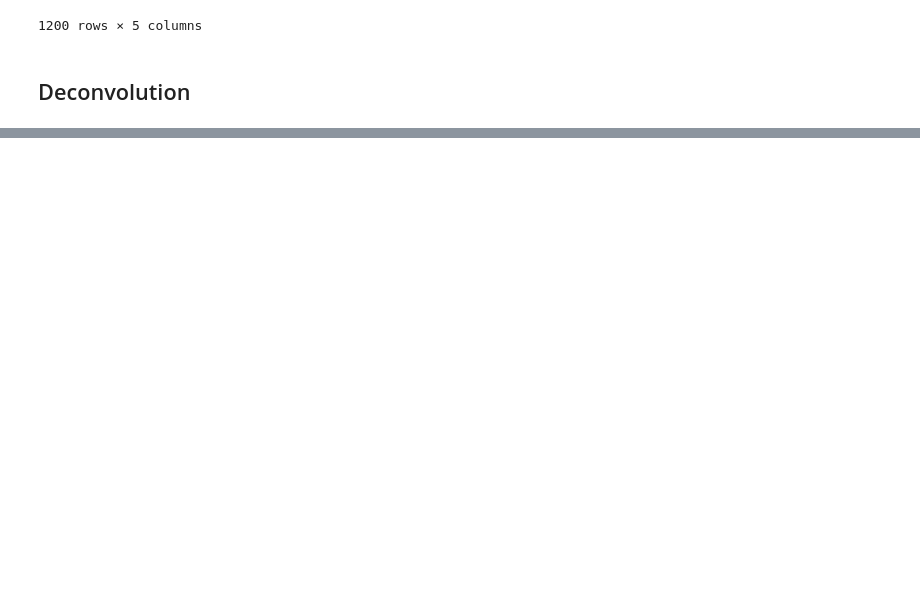
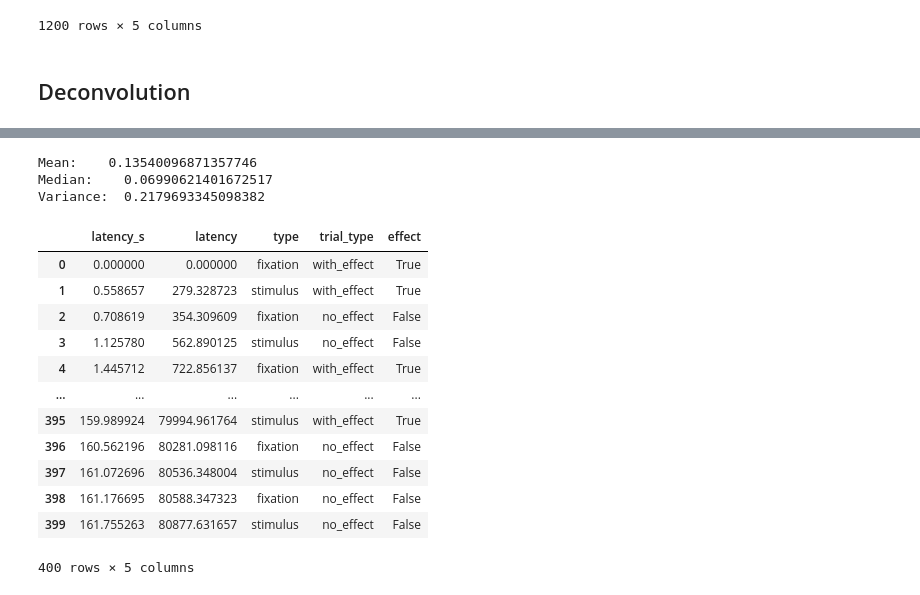
Before and after one commit to incubodac/PyDeconv, a Jupyter notebook: test_and_sims.ipynb, the cells around one changed output, grey strips where cells are left out. Saved outputs shown, nothing was run; the diff lists cells and outputs as text; code cells hidden in the pictures; blank space fills up the shorter version.

```diff
--- a/test_and_sims.ipynb
+++ b/test_and_sims.ipynb
@@ -318,0 +338,42 @@ features['latency']
+# %%
+
+design = ExperimentDesign(sfreq=500)
+
+# Two trial types that differ by "effect"
+design.add_trial_type('no_effect',
+    events=[
+        {'label': 'fixation', 'onset': 0},
+        {'label': 'stimulus', 'onset': {'dist': 'uniform', 'lims': [0.3, 0.6]}}
+    ], probability=0.5)
+
+design.add_trial_type('with_effect',
+    events=[
+        {'label': 'fixation', 'onset': 0},
+        {'label': 'stimulus', 'onset': {'dist': 'uniform', 'lims': [0.3, 0.6]}}
+    ], probability=0.5)
+
+# ERP kernels
+design.add_kernel('fixation', components=[
+    {'onset': 0, 'amplitude': 0.1, 'width': 0.05},
+    {'onset': 0.19, 'amplitude': -0.05, 'width': 0.05}])
+
+design.add_kernel('stimulus', components=[
+    {'onset': 0, 'amplitude': 0.1, 'width': 0.05},
+    {'onset': 0.19, 'amplitude': -0.07, 'width': 0.05},
+    {'onset': 0.25, 'amplitude': 0.04, 'width': 0.07}])
+
+# Categorical covariate: "effect" is 1 for with_effect trials, amplifies N170
+design.add_covariate('effect', kind='categorical',
+    affects='stimulus',
+    mapping={'no_effect': False, 'with_effect': True},
+    amplitude_scale={'no_effect': 1.0, 'with_effect': 1.4})
+
+# Block structure
+design.add_block(trial_types=['no_effect', 'with_effect'],
+                 n_trials=200,
+                 iti={'dist': 'uniform', 'lims': [0.1, 0.6]})
+
+# Simulate
+sim = EEGSimulator_v2(design, noise='brown')
+data, evts = sim.simulate()
+# evts now has columns: latency, type, effect — ready for PyDeconv
@@ -318,0 +388,26 @@ features['latency']
+# %%
+sim.plot_kernel('fixation')
+sim.plot_kernel('stimulus')
+sim.plot_datanpsd()
+sim.data_stats()
+plt.show()
+# %% [output]
+Mean:    0.13540096871357746
+Median:    0.06990621401672517
+Variance:  0.2179693345098382
+# %%
+evts
+# %% [output]
+|  | latency_s | latency | type | trial_type | effect |
+| 0 | 0.000000 | 0.000000 | fixation | with_effect | True |
+| 1 | 0.558657 | 279.328723 | stimulus | with_effect | True |
+| 2 | 0.708619 | 354.309609 | fixation | no_effect | False |
+| 3 | 1.125780 | 562.890125 | stimulus | no_effect | False |
+| 4 | 1.445712 | 722.856137 | fixation | with_effect | True |
+| ... | ... | ... | ... | ... | ... |
+| 395 | 159.989924 | 79994.961764 | stimulus | with_effect | True |
+| 396 | 160.562196 | 80281.098116 | fixation | no_effect | False |
+| 397 | 161.072696 | 80536.348004 | stimulus | no_effect | False |
+| 398 | 161.176695 | 80588.347323 | fixation | no_effect | False |
+| 399 | 161.755263 | 80877.631657 | stimulus | no_effect | False |
+400 rows × 5 columns
```
Also changed, not shown: parts of 12 cells of this notebook, 5 other files.
